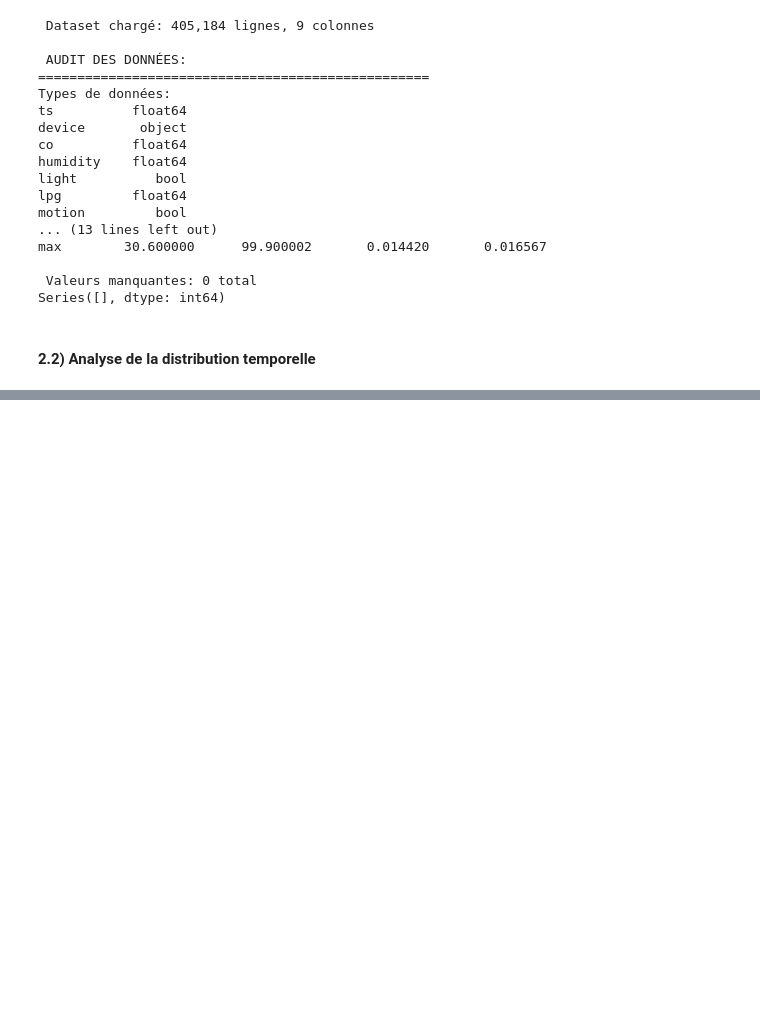
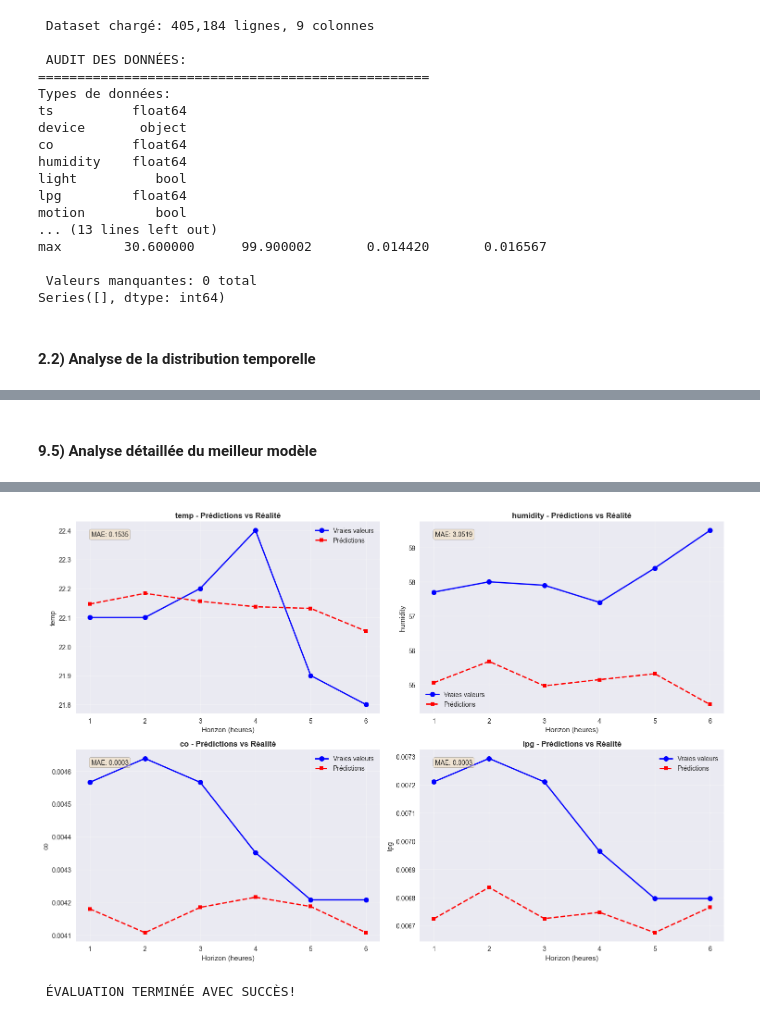
Before and after one commit to Macky0101/classification_dimage_et_Predic_ST, a Jupyter notebook: Predict_serie_temp_Version_4.ipynb, the cells around one changed output, grey strips where cells are left out. Saved outputs shown, nothing was run; the diff lists cells and outputs as text; code cells hidden in the pictures; blank space fills up the shorter version.

```diff
--- a/Predict_serie_temp_Version_4.ipynb
+++ b/Predict_serie_temp_Version_4.ipynb
@@ -175,0 +2686,67 @@ Series([], dtype: int64)
+# %% [markdown]
+#### 9.5) Analyse détaillée du meilleur modèle
+# %%
+# 9.5) Analyse approfondie du meilleur modèle
+print(f"\n ANALYSE DÉTAILLÉE DU MEILLEUR MODÈLE: {best_test_model}")
+
+best_model = training_results[best_test_model]['model']
+best_eval = test_results[best_test_model]
+
+print(f"\n PERFORMANCE PAR VARIABLE:")
+print("=" * 60)
+for col in TARGET_COLS:
+    metrics = best_eval['variable_metrics'][col]
+    print(f"   • {col:>12}:")
+    print(f"        MAE:   {metrics['mae']:8.4f}")
+    print(f"        RMSE:  {metrics['rmse']:8.4f}")
+    print(f"        R²:    {metrics['r2']:8.4f}")
+    print(f"        MAPE:  {metrics['mape']:8.2f}%")
+
+print(f"\n PERFORMANCE PAR HORIZON:")
+print("=" * 50)
+for i, horizon in enumerate(range(1, FORECAST_HORIZON + 1)):
+    mae = best_eval['mae_per_horizon'][i]
+    rmse = best_eval['rmse_per_horizon'][i]
+    improvement = (best_eval['mae_per_horizon'][0] - mae) / best_eval['mae_per_horizon'][0] * 100
+
+    print(f"   • Horizon {horizon}: MAE = {mae:.4f}, RMSE = {rmse:.4f} ({improvement:+.1f}%)")
+
+# 9.6) Visualisation des prédictions vs vraies valeurs
+print(f"\n Visualisation des prédictions...")
+
+# Sélection de quelques séquences de test pour visualisation
+n_sequences_to_plot = min(3, len(X_test_seq))
+
+fig, axes = plt.subplots(2, 2, figsize=(15, 10))
+axes = axes.ravel()
+
+for i, col in enumerate(TARGET_COLS):
+    # Prendre la première séquence de test
+    seq_idx = 0
+
+    true_values = best_eval['y_test_true'][seq_idx, :, i]
+    pred_values = best_eval['y_test_pred'][seq_idx, :, i]
+    horizons = range(1, FORECAST_HORIZON + 1)
+
+    axes[i].plot(horizons, true_values, 'o-', linewidth=2, markersize=8,
+                label='Vraies valeurs', color='blue')
+    axes[i].plot(horizons, pred_values, 's--', linewidth=2, markersize=6,
+                label='Prédictions', color='red')
+
+    axes[i].set_title(f'{col} - Prédictions vs Réalité', fontweight='bold')
+    axes[i].set_xlabel('Horizon (heures)')
+    axes[i].set_ylabel(col)
+    axes[i].legend()
+    axes[i].grid(True, alpha=0.3)
+
+    # Calcul de l'erreur pour cette séquence
+    seq_mae = mean_absolute_error(true_values, pred_values)
+    axes[i].text(0.05, 0.95, f'MAE: {seq_mae:.4f}', transform=axes[i].transAxes,
+                bbox=dict(boxstyle='round', facecolor='wheat', alpha=0.5),
+                verticalalignment='top')
+
+plt.tight_layout()
+plt.show()
+
+print(f"\n ÉVALUATION TERMINÉE AVEC SUCCÈS!")
+# %% [output]
@@ -175,0 +2770,2 @@ Series([], dtype: int64)
+[figure, added]
+ ÉVALUATION TERMINÉE AVEC SUCCÈS!
```
Also changed, not shown: parts of 76 cells of this notebook, 10 other files.
